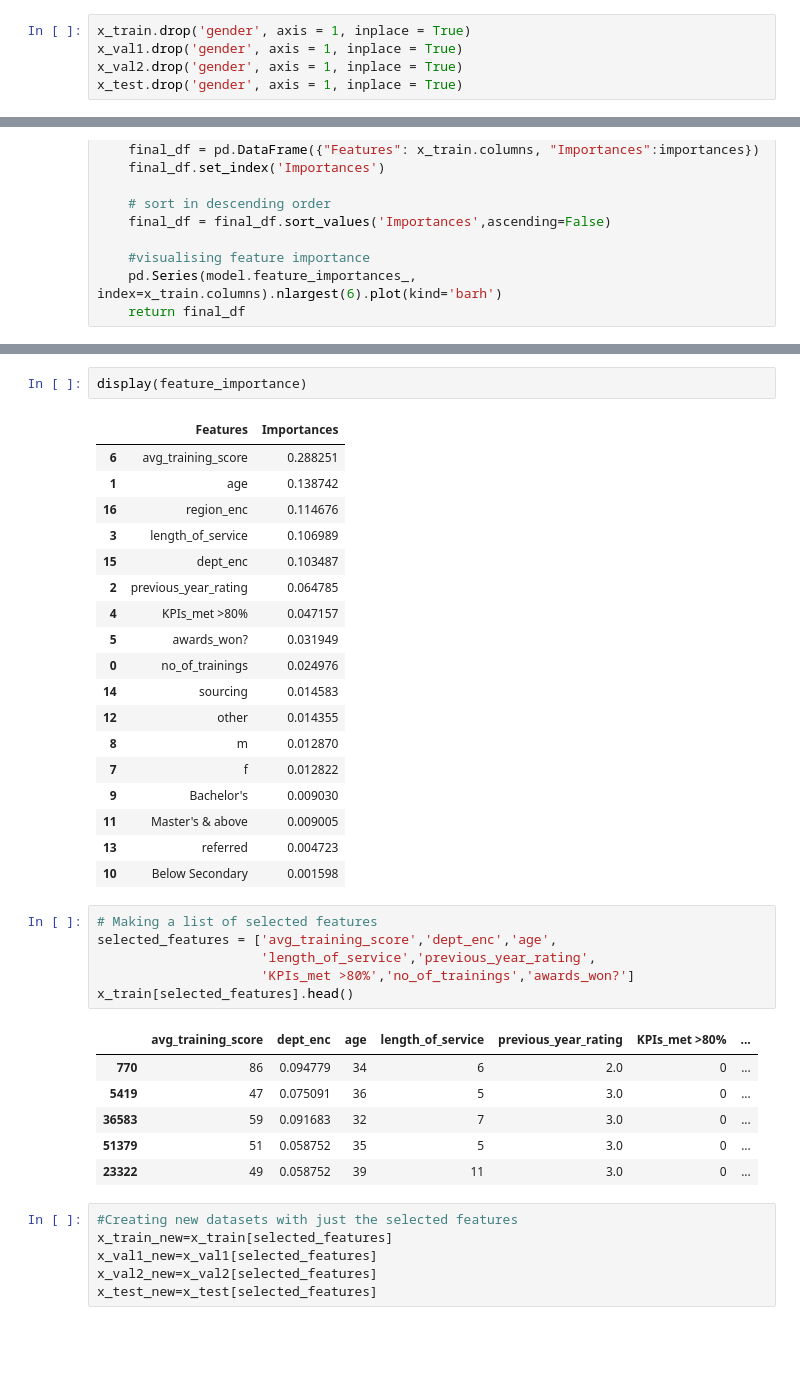
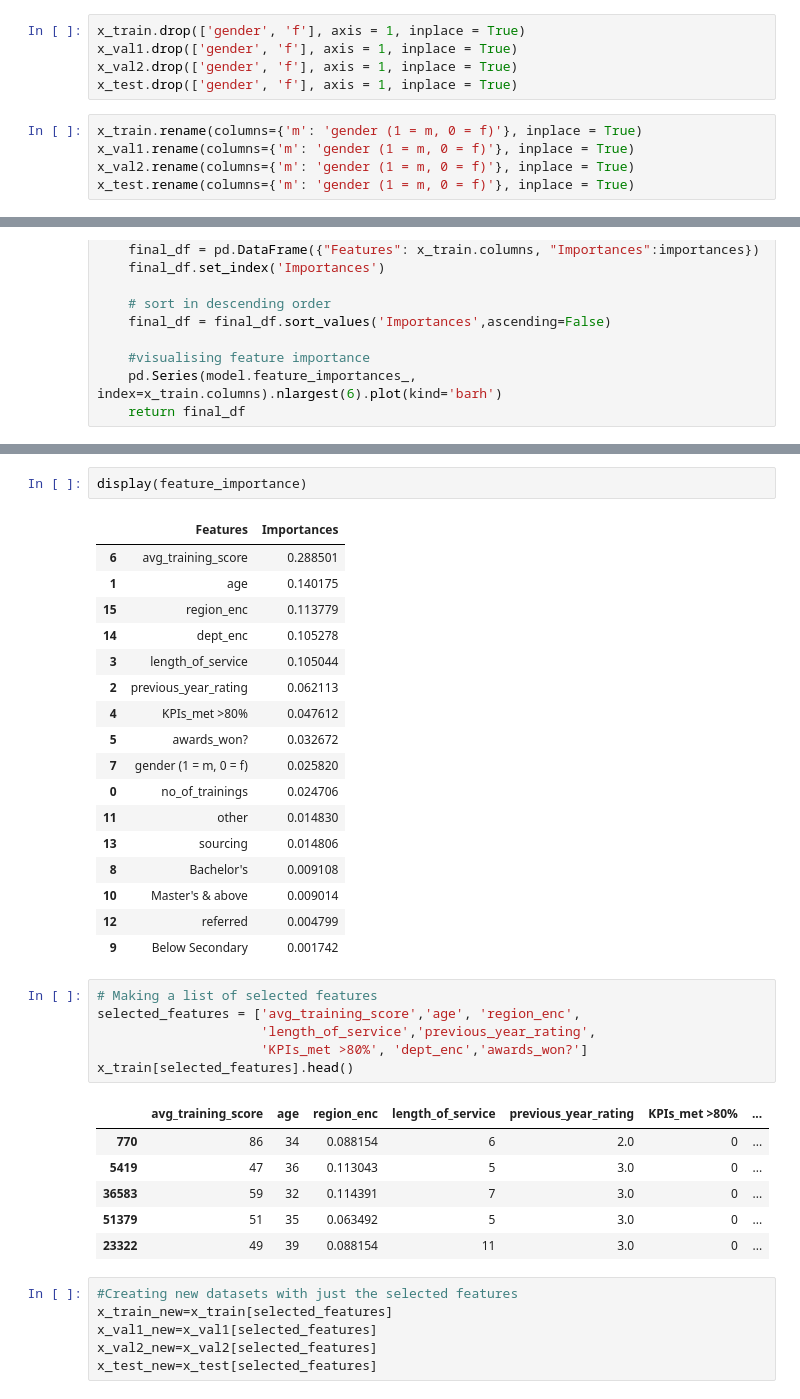
Before and after one commit to gregoriusbay/hr-analysis, a Jupyter notebook: hr-analysis-promotion-rate.ipynb, the cells around one changed output, grey strips where cells are left out. Drawn from its saved outputs; the diff is of its cells as text; blank space fills up the shorter version.

```diff
--- a/hr-analysis-promotion-rate.ipynb
+++ b/hr-analysis-promotion-rate.ipynb
@@ -590,10 +651,15 @@ x_val2 = x_val2.join(gender2)
 gender4 = pd.get_dummies(x_test['gender'])
 x_test = x_test.join(gender4)
 # %%
-x_train.drop('gender', axis = 1, inplace = True)
-x_val1.drop('gender', axis = 1, inplace = True)
-x_val2.drop('gender', axis = 1, inplace = True)
-x_test.drop('gender', axis = 1, inplace = True)
+x_train.drop(['gender', 'f'], axis = 1, inplace = True)
+x_val1.drop(['gender', 'f'], axis = 1, inplace = True)
+x_val2.drop(['gender', 'f'], axis = 1, inplace = True)
+x_test.drop(['gender', 'f'], axis = 1, inplace = True)
+# %%
+x_train.rename(columns={'m': 'gender (1 = m, 0 = f)'}, inplace = True)
+x_val1.rename(columns={'m': 'gender (1 = m, 0 = f)'}, inplace = True)
+x_val2.rename(columns={'m': 'gender (1 = m, 0 = f)'}, inplace = True)
+x_test.rename(columns={'m': 'gender (1 = m, 0 = f)'}, inplace = True)
 # %%
 x_train.head()
 # %% [output]
@@ -769,36 +835,35 @@ feature_importance = tree_based_feature_importance(x_train,y_train)
 display(feature_importance)
 # %% [output]
 |  | Features | Importances |
-| 6 | avg_training_score | 0.288251 |
-| 1 | age | 0.138742 |
-| 16 | region_enc | 0.114676 |
-| 3 | length_of_service | 0.106989 |
-| 15 | dept_enc | 0.103487 |
-| 2 | previous_year_rating | 0.064785 |
-| 4 | KPIs_met >80% | 0.047157 |
-| 5 | awards_won? | 0.031949 |
-| 0 | no_of_trainings | 0.024976 |
-| 14 | sourcing | 0.014583 |
-| 12 | other | 0.014355 |
-| 8 | m | 0.012870 |
-| 7 | f | 0.012822 |
-| 9 | Bachelor's | 0.009030 |
-| 11 | Master's & above | 0.009005 |
-| 13 | referred | 0.004723 |
-| 10 | Below Secondary | 0.001598 |
+| 6 | avg_training_score | 0.288501 |
+| 1 | age | 0.140175 |
+| 15 | region_enc | 0.113779 |
+| 14 | dept_enc | 0.105278 |
+| 3 | length_of_service | 0.105044 |
+| 2 | previous_year_rating | 0.062113 |
+| 4 | KPIs_met >80% | 0.047612 |
+| 5 | awards_won? | 0.032672 |
+| 7 | gender (1 = m, 0 = f) | 0.025820 |
+| 0 | no_of_trainings | 0.024706 |
+| 11 | other | 0.014830 |
+| 13 | sourcing | 0.014806 |
+| 8 | Bachelor's | 0.009108 |
+| 10 | Master's & above | 0.009014 |
+| 12 | referred | 0.004799 |
+| 9 | Below Secondary | 0.001742 |
 # %%
 # Making a list of selected features
-selected_features = ['avg_training_score','dept_enc','age',
+selected_features = ['avg_training_score','age', 'region_enc',
                      'length_of_service','previous_year_rating',
-                     'KPIs_met >80%','no_of_trainings','awards_won?']
+                     'KPIs_met >80%', 'dept_enc','awards_won?']
 x_train[selected_features].head()
 # %% [output]
-|  | avg_training_score | dept_enc | age | length_of_service | previous_year_rating | KPIs_met >80% | ... |
-| 770 | 86 | 0.094779 | 34 | 6 | 2.0 | 0 | ... |
-| 5419 | 47 | 0.075091 | 36 | 5 | 3.0 | 0 | ... |
-| 36583 | 59 | 0.091683 | 32 | 7 | 3.0 | 0 | ... |
-| 51379 | 51 | 0.058752 | 35 | 5 | 3.0 | 0 | ... |
-| 23322 | 49 | 0.058752 | 39 | 11 | 3.0 | 0 | ... |
+|  | avg_training_score | age | region_enc | length_of_service | previous_year_rating | KPIs_met >80% | ... |
+| 770 | 86 | 34 | 0.088154 | 6 | 2.0 | 0 | ... |
+| 5419 | 47 | 36 | 0.113043 | 5 | 3.0 | 0 | ... |
+| 36583 | 59 | 32 | 0.114391 | 7 | 3.0 | 0 | ... |
+| 51379 | 51 | 35 | 0.063492 | 5 | 3.0 | 0 | ... |
+| 23322 | 49 | 39 | 0.088154 | 11 | 3.0 | 0 | ... |
 # %%
 #Creating new datasets with just the selected features
 x_train_new=x_train[selected_features]
```
Also changed, not shown: parts of 83 cells of this notebook.
